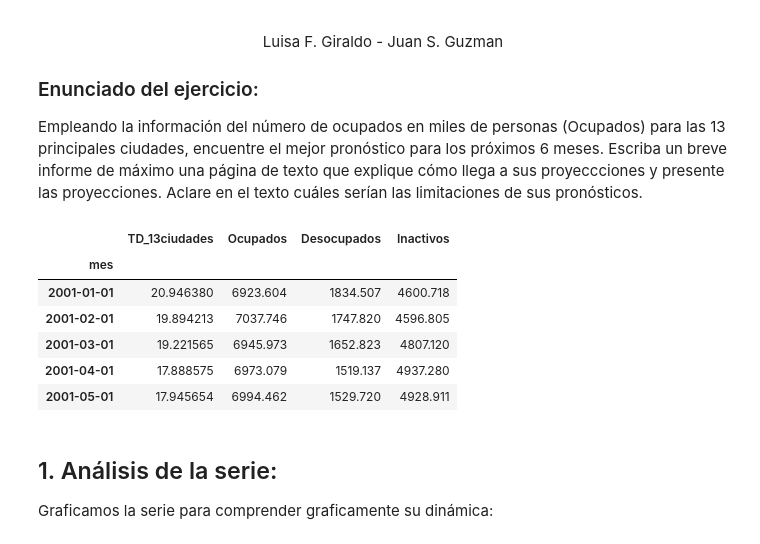
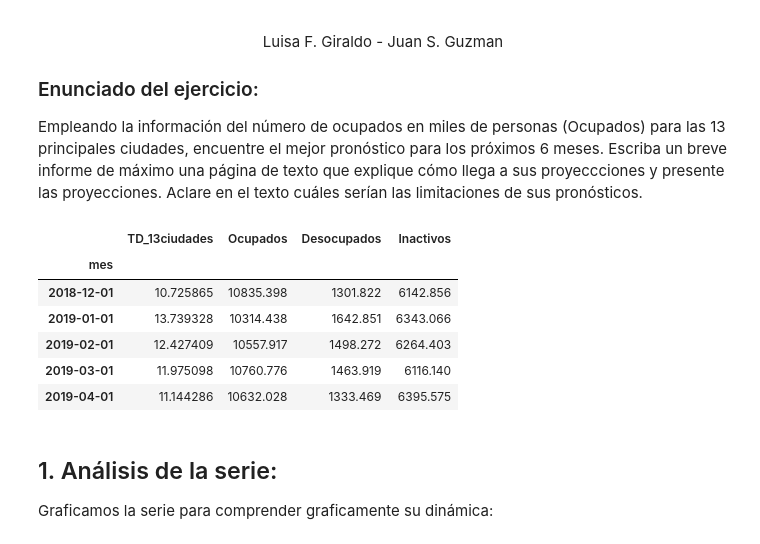
Before and after one commit to guzmanjs/MCD, a Jupyter notebook: Semestre 2/Fundamentos Analitica II/Ejercicios en clase/taller1_fundamentos_de_analitica2.ipynb, the cells around one changed output. Saved outputs shown, nothing was run; the diff lists cells and outputs as text; code cells hidden in the pictures.

```diff
--- a/Semestre 2/Fundamentos Analitica II/Ejercicios en clase/taller1_fundamentos_de_analitica2.ipynb
+++ b/Semestre 2/Fundamentos Analitica II/Ejercicios en clase/taller1_fundamentos_de_analitica2.ipynb
@@ -24,16 +24,16 @@ from sklearn.metrics import mean_squared_error
 # %%
 #Procedemos a la carga de los datos
 
-data = pd.read_excel("datosEmpleo.xlsx",index_col='mes',parse_dates=True) #La fecha del registro queda como índica
-data.head()
+data = pd.read_excel("datosEmpleo.xlsx",index_col='mes',parse_dates=True) #La fecha del registro queda como índice
+data.tail()
 # %% [output]
 |  | TD_13ciudades | Ocupados | Desocupados | Inactivos |
 | mes |  |  |  |  |
-| 2001-01-01 | 20.946380 | 6923.604 | 1834.507 | 4600.718 |
-| 2001-02-01 | 19.894213 | 7037.746 | 1747.820 | 4596.805 |
-| 2001-03-01 | 19.221565 | 6945.973 | 1652.823 | 4807.120 |
-| 2001-04-01 | 17.888575 | 6973.079 | 1519.137 | 4937.280 |
-| 2001-05-01 | 17.945654 | 6994.462 | 1529.720 | 4928.911 |
+| 2018-12-01 | 10.725865 | 10835.398 | 1301.822 | 6142.856 |
+| 2019-01-01 | 13.739328 | 10314.438 | 1642.851 | 6343.066 |
+| 2019-02-01 | 12.427409 | 10557.917 | 1498.272 | 6264.403 |
+| 2019-03-01 | 11.975098 | 10760.776 | 1463.919 | 6116.140 |
+| 2019-04-01 | 11.144286 | 10632.028 | 1333.469 | 6395.575 |
 # %% [markdown]
 ## 1. Análisis de la serie:
 
```
Also changed, not shown: parts of 37 cells of this notebook.
